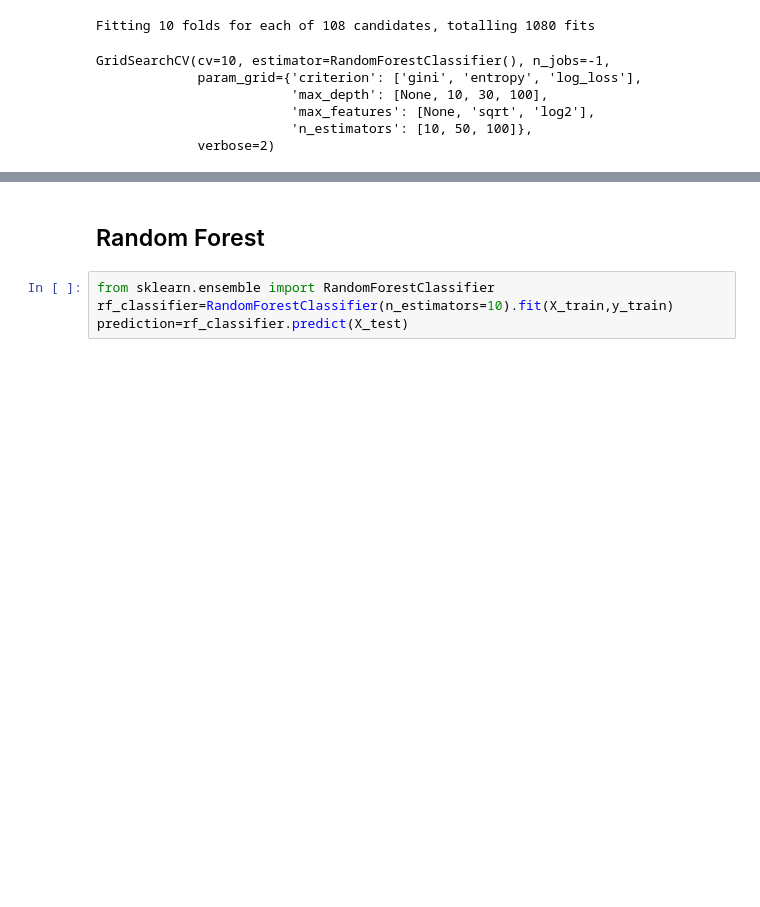
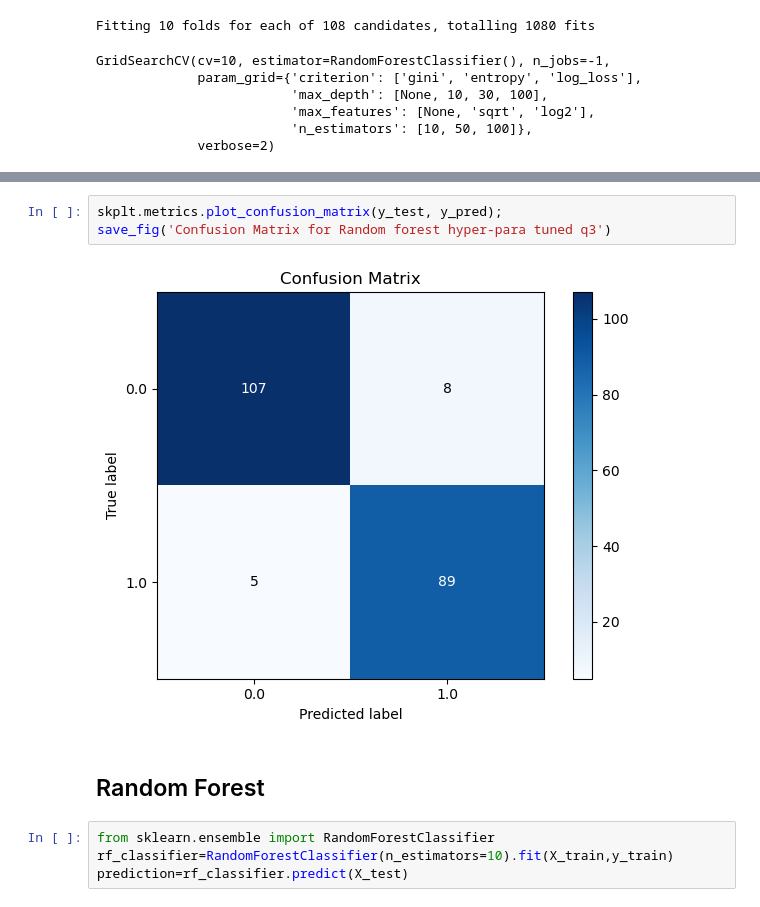
Before and after one commit to NafisFaiyaz007/CSE-445-Machine-learning_Predicting-Risky-Alcohol-Consumption-among-Students, a Jupyter notebook: Research question 3 .ipynb, the cells around one changed output, grey strips where cells are left out. Cells and saved outputs as stored; diff of their text form; blank space fills up the shorter version.

Commit message:
confusion matrix images

```diff
--- a/Research question 3 .ipynb
+++ b/Research question 3 .ipynb
@@ -293,3 +276,8 @@ weighted avg       0.96      0.96      0.96       209
+# %%
+skplt.metrics.plot_confusion_matrix(y_test, y_pred);
+save_fig('Confusion Matrix for Random forest hyper-para tuned q3')
+# %% [output]
+[figure, added]
 # %% [markdown]
 ## Random Forest
 # %%
```
Also changed, not shown: parts of 12 cells of this notebook, 10 other files.
